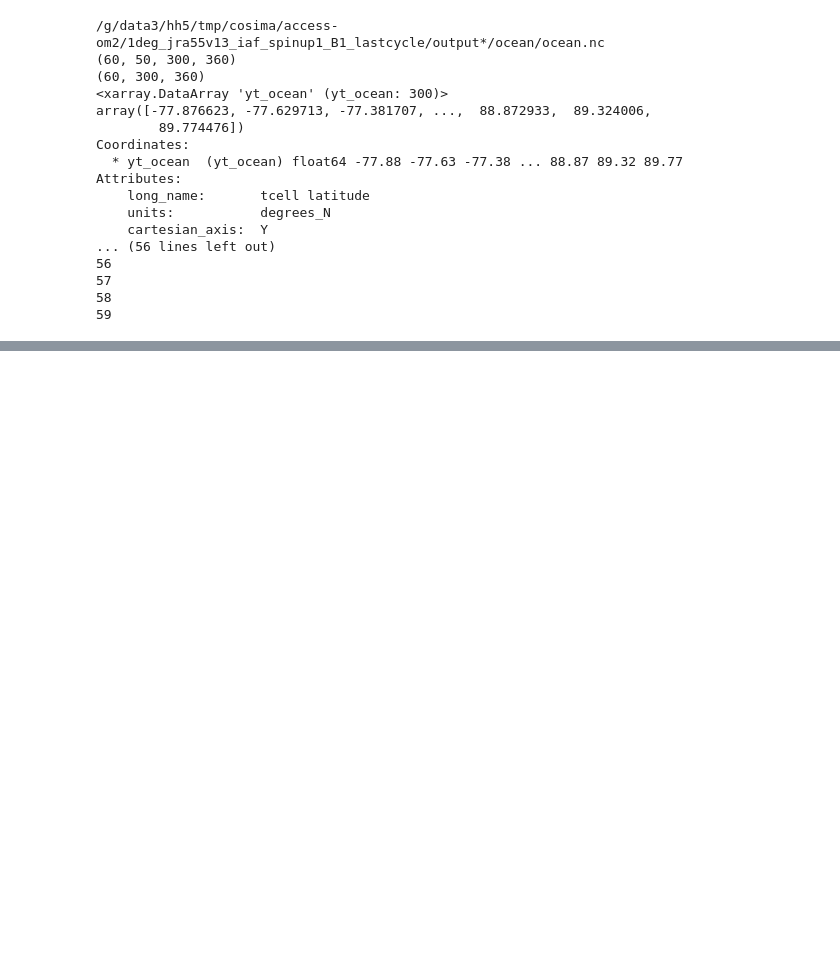
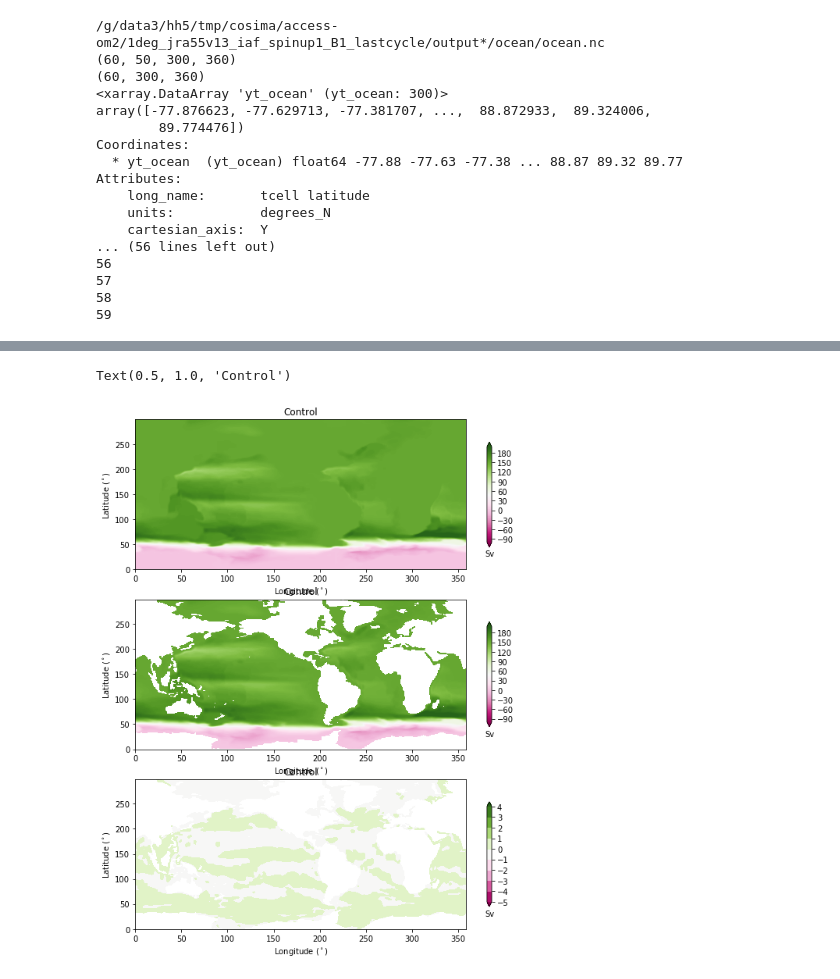
Before and after one commit to PaulSpence/pre21_notebooks, a Jupyter notebook: BSF_OM2.ipynb, the cells around one changed output, grey strips where cells are left out. Cells and saved outputs as stored; diff of their text form; code cells hidden in the pictures; blank space fills up the shorter version.

```diff
--- a/BSF_OM2.ipynb
+++ b/BSF_OM2.ipynb
@@ -233,3 +234,16 @@ Attributes:
 57
 58
 59
+# %%
+#load the py file and compare to Andy's code result
+of=os.path.join('/g/data1a/v45/pas561/access-om2_amoc/','om2_1_bsf.npy')
+psi_1=np.load(of)
+print(psi_1.shape)
+
+NYFCntrlDir = '/g/data1a/v45/pas561/cookbook_notebooks'
+
+Ocean_File = os.path.join(NYFCntrlDir,'BSF_1deg_no0.nc')
+print(Ocean_File)
+cntrl=xr.open_mfdataset(Ocean_File,engine='netcdf4',concat_dim='time',decode_times=False).load()
+psi_1_v2=cntrl.tx_trans_int_z.load()
+print(psi_1_v2.shape)
@@ -236,3 +300,67 @@ Attributes:
+# %%
+plt.figure(figsize(9.5,12))
+x_formatter = matplotlib.ticker.ScalarFormatter(useOffset=False)
+
+clev = np.arange(-100,200,1)
+clev2 = np.arange(-100,200,10)
+
+t1=26
+t2=30
+
+#subtract the DP transport
+plt.subplot(311)
+#plt.gca().patch.set_color('.25')
+plt.contourf(psi_1[49,:,:]/1e6/1036,cmap=plt.cm.PiYG,levels=clev,extend='both')
+cb=plt.colorbar(orientation='vertical',shrink = 0.7)
+cb.ax.set_xlabel('Sv')
+#plt.contour(geolon_t,geolat_t,-pi_psi[0,:,:]+pi_dp_ts[0],levels=clev2,colors='k',linewidths=0.25)
+#plt.contour(geolon_t,geolat_t,-pi_psi[0,:,:]+pi_dp_ts[0],levels=[0.0,],colors='k',linewidths=0.5)
+#plt.gca().invert_yaxis()
+#plt.gca().yaxis.set_major_formatter(x_formatter)
+#plt.ylim((1037.5,1035))
+plt.xlabel('Longitude ($^\circ$)')
+plt.ylabel('Latitude ($^\circ$)')
+#plt.xlim([-75,85])
+plt.title('Control')
+
+#subtract the DP transport
+plt.subplot(312)
+#plt.gca().patch.set_color('.25')
+plt.contourf(-psi_1_v2[49,:,:],cmap=plt.cm.PiYG,levels=clev,extend='both')
+cb=plt.colorbar(orientation='vertical',shrink = 0.7)
+cb.ax.set_xlabel('Sv')
+#plt.contour(geolon_t,geolat_t,-pi_psi[0,:,:]+pi_dp_ts[0],levels=clev2,colors='k',linewidths=0.25)
+#plt.contour(geolon_t,geolat_t,-pi_psi[0,:,:]+pi_dp_ts[0],levels=[0.0,],colors='k',linewidths=0.5)
+#plt.gca().invert_yaxis()
+#plt.gca().yaxis.set_major_formatter(x_formatter)
+#plt.ylim((1037.5,1035))
+plt.xlabel('Longitude ($^\circ$)')
+plt.ylabel('Latitude ($^\circ$)')
+#plt.xlim([-75,85])
+plt.title('Control')
+
+
+clev = np.arange(-5,5,1)
+clev2 = np.arange(-10,20,10)
+
+#subtract the DP transport
+plt.subplot(313)
+#plt.gca().patch.set_color('.25')
+plt.contourf(-psi_1_v2[49,:,:]-psi_1[49,:,:]/1e6/1036,cmap=plt.cm.PiYG,levels=clev,extend='both')
+cb=plt.colorbar(orientation='vertical',shrink = 0.7)
+cb.ax.set_xlabel('Sv')
+#plt.contour(geolon_t,geolat_t,-pi_psi[0,:,:]+pi_dp_ts[0],levels=clev2,colors='k',linewidths=0.25)
+#plt.contour(geolon_t,geolat_t,-pi_psi[0,:,:]+pi_dp_ts[0],levels=[0.0,],colors='k',linewidths=0.5)
+#plt.gca().invert_yaxis()
+#plt.gca().yaxis.set_major_formatter(x_formatter)
+#plt.ylim((1037.5,1035))
+plt.xlabel('Longitude ($^\circ$)')
+plt.ylabel('Latitude ($^\circ$)')
+#plt.xlim([-75,85])
+plt.title('Control')
+# %% [output]
+Text(0.5, 1.0, 'Control')
+[figure, added]
 # %%
 ##old fashioned way
 NYFCntrlDir = '/g/data3/hh5/tmp/cosima/access-om2-025/025deg_jra55v13_iaf_gmredi6/output*/ocean'
```
Also changed, not shown: parts of 7 cells of this notebook.
